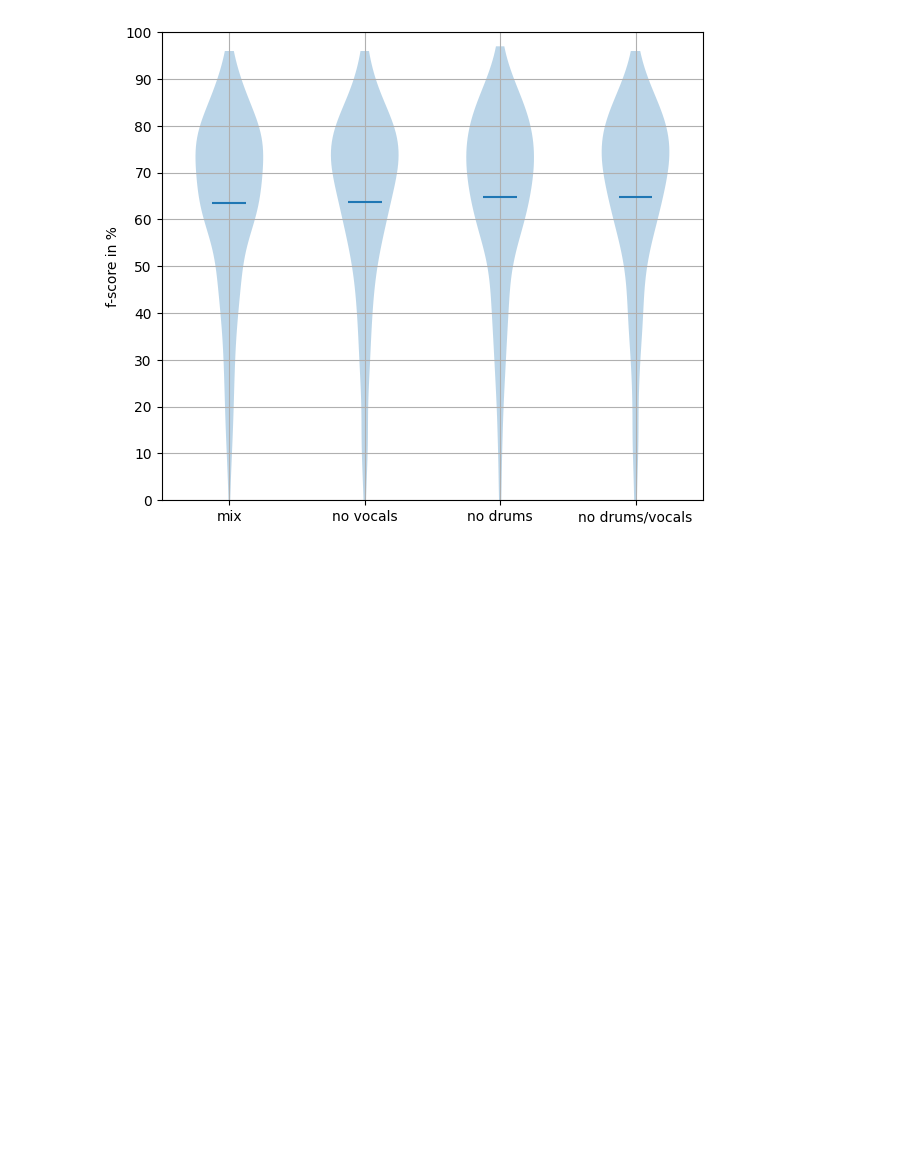
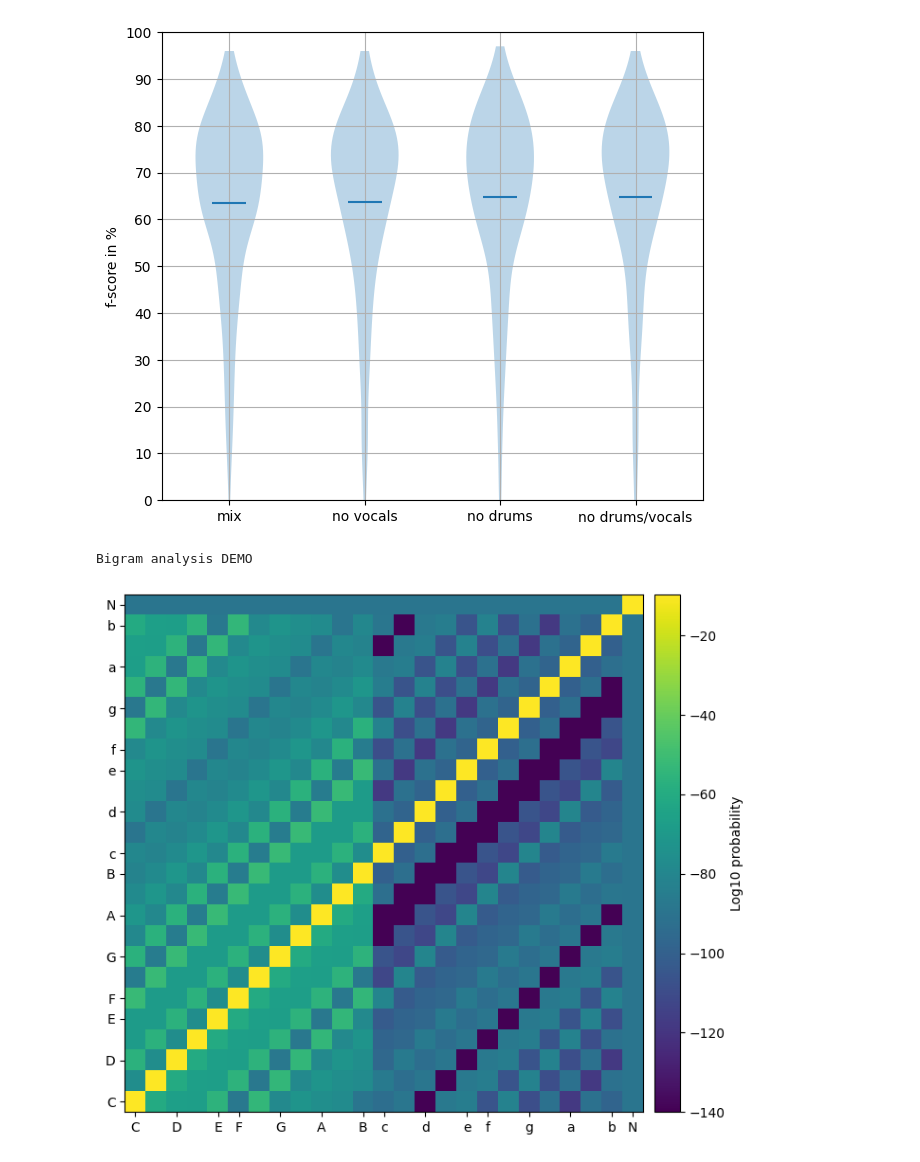
Before and after one commit to Maushax-jpg/chord-recognition, a Jupyter notebook: acr_evaluation.ipynb, the cells around one changed output. Cells and saved outputs as stored; diff of their text form; code cells hidden in the pictures; blank space fills up the shorter version.

```diff
--- a/acr_evaluation.ipynb
+++ b/acr_evaluation.ipynb
@@ -233,3 +225,22 @@ Ttest_relResult(statistic=0.0607545708684991, pvalue=0.9515886673108985)
 [figure]
 [figure]
 [figure]
+# %%
+print("Bigram analysis DEMO")
+import train
+A = train.bigramAnalysis(["beatles"],split=0)
+fig,(ax,ax_cbar) = plt.subplots(1,2,width_ratios=(10,0.5),figsize=(7,6))
+img = ax.imshow(20*np.log10(A.T+np.finfo(float).eps),origin="lower",vmin=-140)
+ticklabels = ["C","D","E","F","G","A","B","c","d","e","f","g","a","b","N"]
+ticks = [0,2,4,5,7,9,11,12,14,16,17,19,21,23,24]
+ax.set_xticks(ticks)
+ax.set_yticks(ticks)
+ax.set_xticklabels(ticklabels)
+ax.set_yticklabels(ticklabels)
+plt.colorbar(img,cax=ax_cbar)
+ax_cbar.set_ylabel("Log10 probability")
+fig.tight_layout()
+plt.show()
+# %% [output]
+Bigram analysis DEMO
+[figure, added]
```
Also changed, not shown: parts of 6 cells of this notebook, 5 other files.
